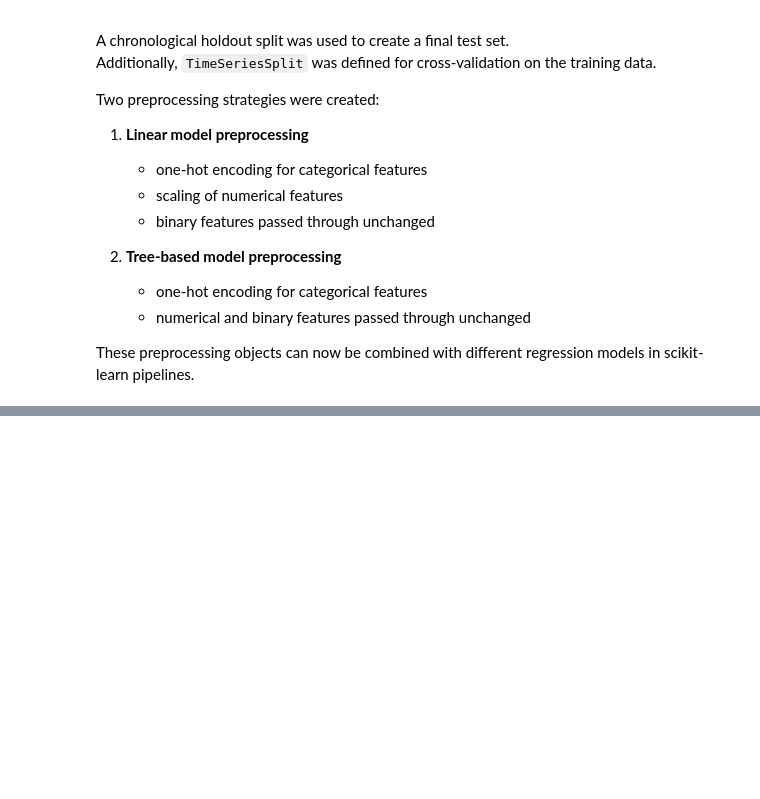
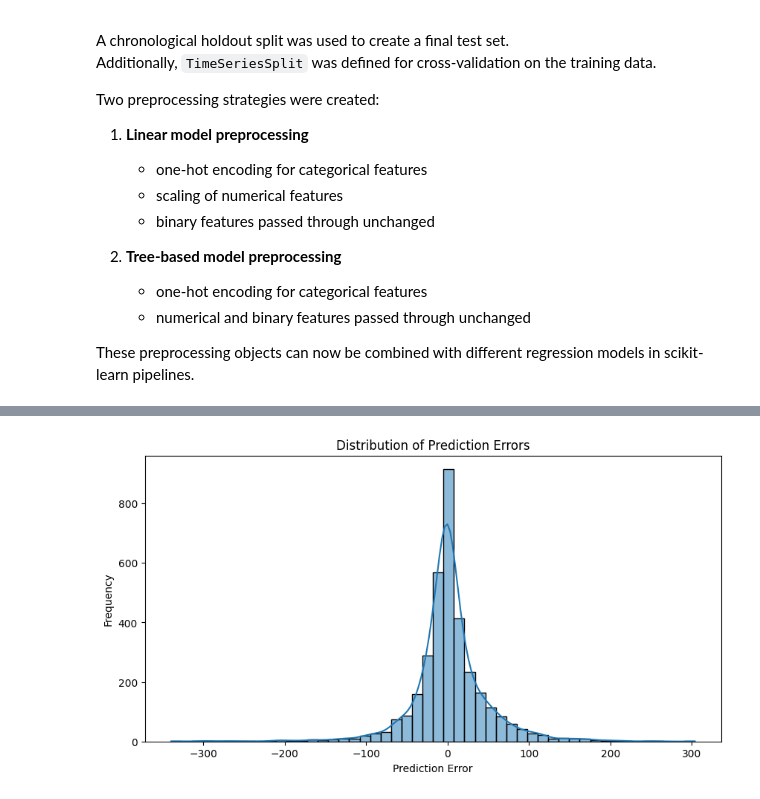
Before and after one commit to BoehmPa/AI_ML_Project, a Jupyter notebook: Feature_Engineering_and_Modeling.ipynb, the cells around one changed output, grey strips where cells are left out. Saved outputs shown, nothing was run; the diff lists cells and outputs as text; code cells hidden in the pictures; blank space fills up the shorter version.

```diff
--- a/Feature_Engineering_and_Modeling.ipynb
+++ b/Feature_Engineering_and_Modeling.ipynb
@@ -922,0 +1137,11 @@ These preprocessing objects can now be combined with different regression models
+# %%
+trained_models = {}
+
+for model_name, model in models.items():
+    print(f"Training: {model_name}")
+    model.fit(X_train, y_train)
+    trained_models[model_name] = model
+
+print("\nTraining completed.")
+
+trained_models.keys()
@@ -922,0 +1242,5 @@ These preprocessing objects can now be combined with different regression models
+# %%
+best_model_name = test_results_df.iloc[0]["model"]
+best_model = trained_models[best_model_name]
+
+print("Best model:", best_model_name)
@@ -922,0 +1253,11 @@ These preprocessing objects can now be combined with different regression models
+# %%
+y_pred_best = best_model.predict(X_test)
+
+prediction_df = pd.DataFrame({
+    "actual": y_test.values,
+    "predicted": y_pred_best,
+    "error": y_test.values - y_pred_best,
+    "absolute_error": np.abs(y_test.values - y_pred_best)
+})
+
+prediction_df.head()
@@ -922,0 +1289,9 @@ These preprocessing objects can now be combined with different regression models
+# %%
+plt.figure(figsize=(10, 5))
+sns.histplot(prediction_df["error"], bins=50, kde=True)
+plt.title("Distribution of Prediction Errors")
+plt.xlabel("Prediction Error")
+plt.ylabel("Frequency")
+plt.show()
+# %% [output]
+[figure, added]
```
Also changed, not shown: parts of 72 cells of this notebook.
